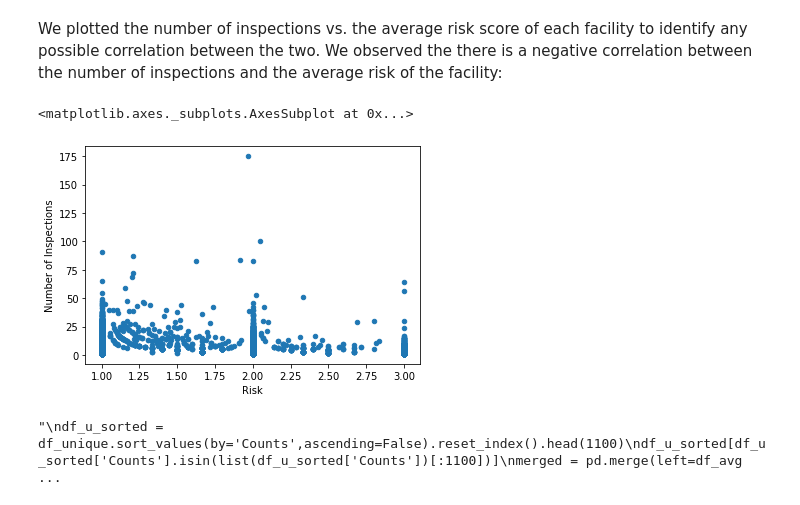
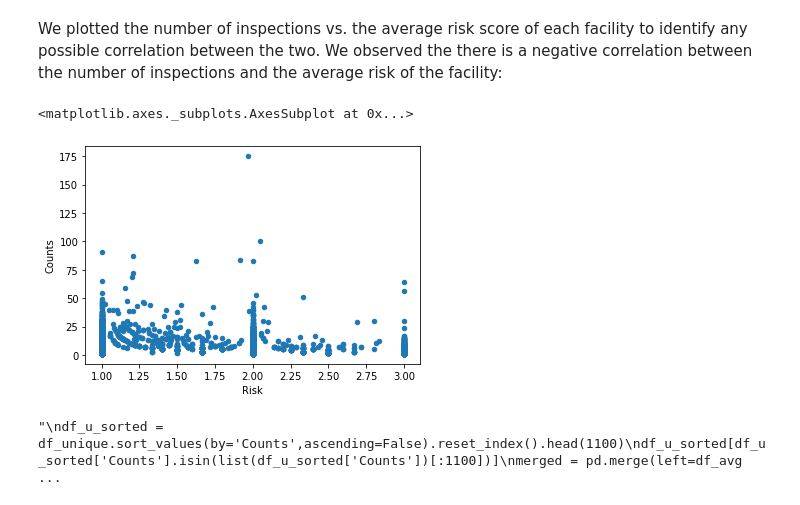
Before and after one commit to RubinDaija/epfl-ada-2019-project, a Jupyter notebook: project.ipynb, the cells around one changed output. Saved outputs shown, nothing was run; the diff lists cells and outputs as text; code cells hidden in the pictures.

```diff
--- a/project.ipynb
+++ b/project.ipynb
@@ -240,12 +244,12 @@ map_risk
 We plotted the number of inspections vs. the average risk score of each facility to identify any possible correlation between the two. We observed the there is a negative correlation between the number of inspections and the average risk of the facility:
 # %%
 # Scatter plot on the number of inspections vs. the average risk score
-df_unique = pd.DataFrame(df.groupby(['Latitude','Longitude','DBA Name']).count()['Risk']).rename(columns={'Risk':'Number of Inspections'})
+df_unique = pd.DataFrame(df.groupby(['Latitude','Longitude','DBA Name']).count()['Risk']).rename(columns={'Risk':'Counts'})
 merged = pd.merge(left=df_avg_risk_score.reset_index(),right=df_unique.reset_index(),left_on=['Latitude','Longitude','DBA Name'],right_on=['Latitude','Longitude','DBA Name'])
-merged.plot.scatter(x='Risk', y='Number of Inspections')
+merged.plot.scatter(x='Risk', y='Counts')
 # %% [output]
 <matplotlib.axes._subplots.AxesSubplot at 0x...>
-[figure, old version]
+[figure, new version]
 # %%
 #counts >= 5 olacak şekilde yapılcak
 #BUNDA CORRELATİIN GÖRMEDİK
```
Also changed, not shown: parts of 22 cells of this notebook.
